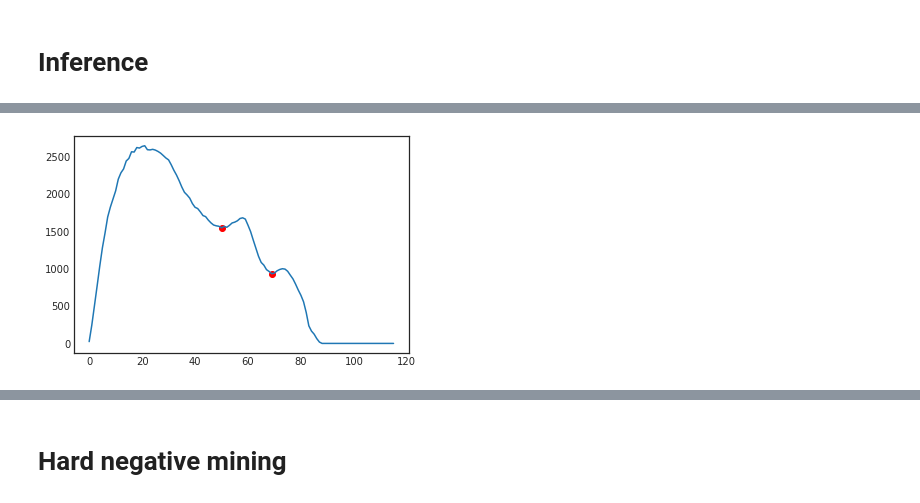
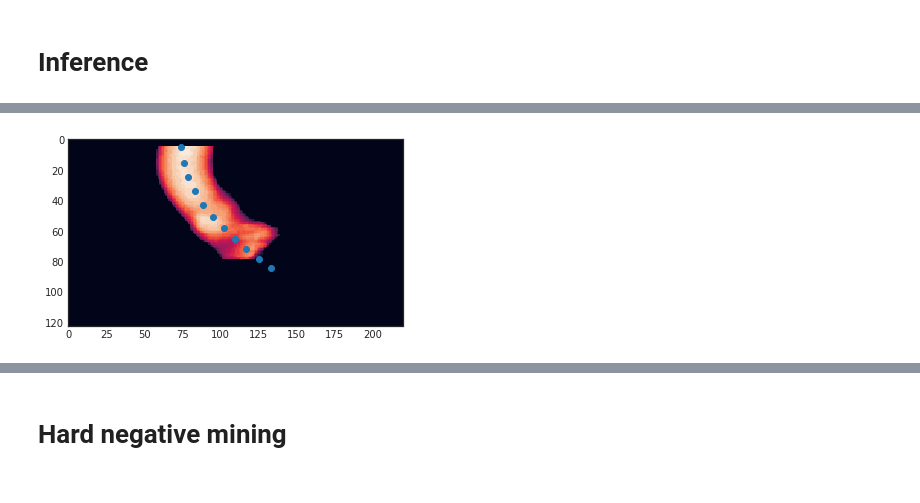
Before and after one commit to vessemer/AortaEstimation, a Jupyter notebook: IPython/TrainInferenceUNet2D.ipynb, the cells around one changed output, grey strips where cells are left out. Drawn from its saved outputs; the diff is of its cells as text; code cells hidden in the pictures.

```diff
--- a/IPython/TrainInferenceUNet2D.ipynb
+++ b/IPython/TrainInferenceUNet2D.ipynb
@@ -292,28 +342,20 @@ plt.scatter(p(point), point)
-# %%
-tangs = list()
-x_unique = np.unique(x)
-# init_p = p
-for point in x_unique:
-    a = init_p(point + 1) - init_p(point)
-    a = np.tan(np.arctan(a) + np.pi / 2)
-    w = np.poly1d([a, init_p(point) - a * point])
-
-    length = 200
-    step = length / ((a ** 2 + 1) ** .5)
-
-    xw = np.linspace(point - step // 2, point + step // 2, length)
-    #x, y = np.linspace(x0, x1, num), np.linspace(y0, y1, num)
-    # Extract the values along the line, using cubic interpolation
-    zi = scipy.ndimage.map_coordinates(summedx, np.vstack((xw, w(xw))))
-    tangs.append(zi.sum())
-
-tangs = np.array(tangs)
-# tangs = scipy.ndimage.gaussian_filter1d(tangs, 4)
-args = scipy.signal.argrelextrema(tangs, np.less_equal, order=4, mode='wrap')[0]
-args = args[tangs[args] > 10]
-
-plt.plot(x_unique, tangs)
-plt.scatter(x_unique[args], tangs[args], c='r')
-plt.show()
-# %% [output]
-[figure, removed]
+# %%
+step_size = 10
+
+deriv_p = p.deriv()
+point = np.array([x.min(), p(x.min())])
+points = [point]
+
+
+while points[-1][0] <= x.max():
+    v = np.array([1, deriv_p(point[0] + 1)])
+    v = step_size * v / np.linalg.norm(v, ord=2)
+    point = points[-1] + v
+    point = np.array([point[0], p(point[0])])
+    points.append(point)
+
+points = np.array(points)
+plt.imshow(summedx)
+plt.scatter(points[:, 1], points[:, 0]);
+# %% [output]
+[figure, added]
```
Also changed, not shown: parts of 32 cells of this notebook, 7 other files.
